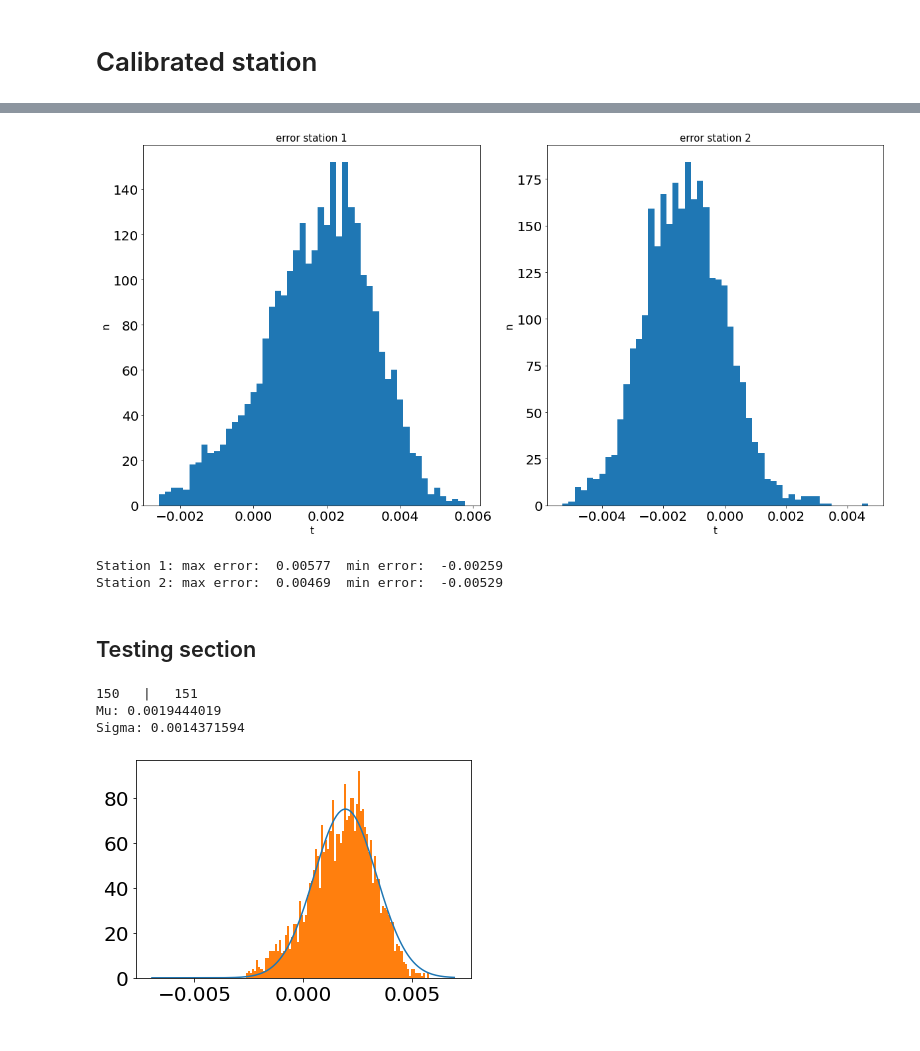
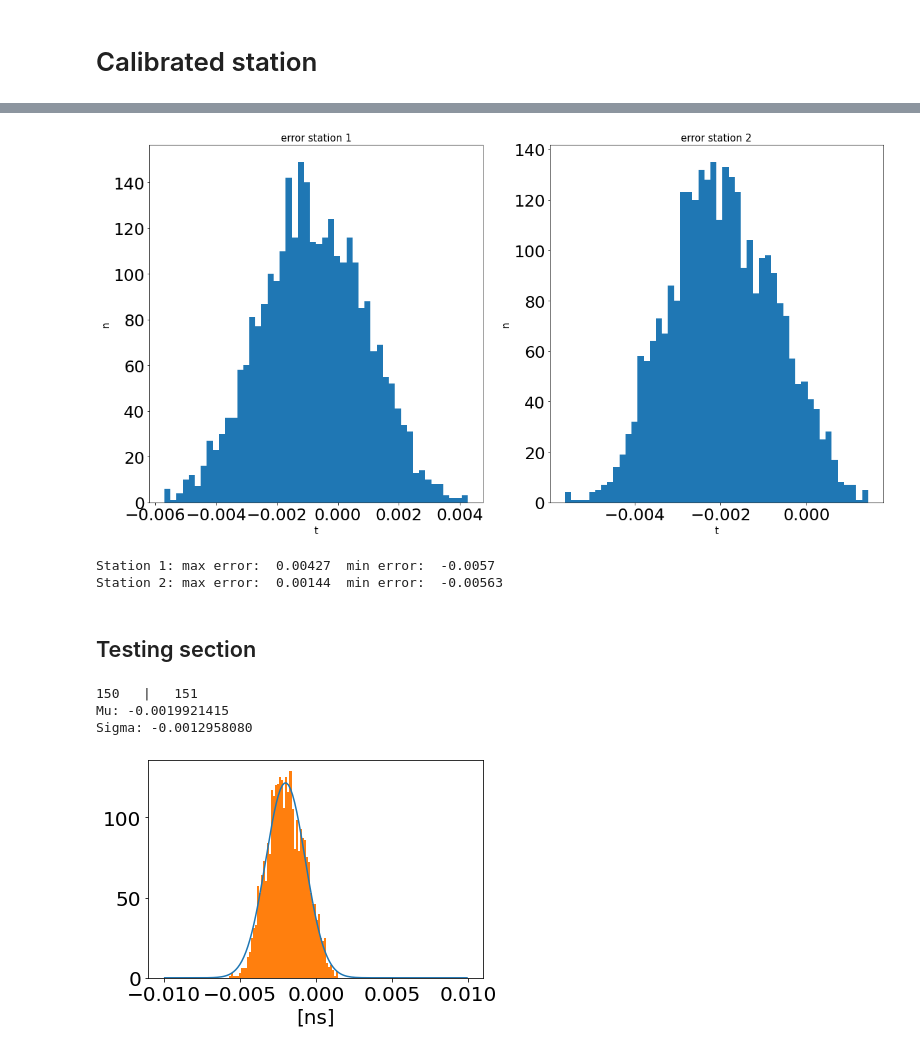
Before and after one commit to maximilianKoeper/melp, a Jupyter notebook: jupyter-notbooks/taft_v2-global_correction_z.ipynb, the cells around one changed output, grey strips where cells are left out. Cells and saved outputs as stored; diff of their text form; code cells hidden in the pictures.

```diff
--- a/jupyter-notbooks/taft_v2-global_correction_z.ipynb
+++ b/jupyter-notbooks/taft_v2-global_correction_z.ipynb
@@ -17,10 +17,11 @@ Welcome to JupyROOT 6.24/06
 # %% [markdown]
 ## Creating/Loading detector with misalignment
 # %%
-mu3e_detector = Detector.initFromROOT("./run42_20000.root")
+#mu3e_detector = Detector.initFromROOT("./run42_20000.root")
 #mu3e_detector = Detector.initFromSave("calibration_iteration2_v1.det")
 #mu3e_detector = Detector.initFromSave("test_best.taft")
 #mu3e_detector = Detector.initFromSave("21_feb_iter3_cosmic.taft")
+mu3e_detector = Detector.initFromSave("bc_pics.dev")
 # %% [output]
 ------------------------------
 Detector information
@@ -226,17 +227,17 @@ melp.taft.plot_correction_function(melp.taft.corrections.calibration_correction_
 # %%
 melp.taft.plot_error_dist(mu3e_detector)
 # %% [output]
-[figure, old version]
+[figure, new version]
-Station 1: max error:  0.00577  min error:  -0.00259
-Station 2: max error:  0.00469  min error:  -0.00529
+Station 1: max error:  0.00427  min error:  -0.0057
+Station 2: max error:  0.00144  min error:  -0.00563
 # %% [markdown]
 ## Testing section
 # %%
 hist = []
 
-master_time = mu3e_detector.TileDetector.tile[200000].dt_truth
+master_time = mu3e_detector.TileDetector.tile[300000].dt_truth
 for tileid in mu3e_detector.TileDetector.tile:
-    if tileid >= 300000:
+    if tileid < 300000:
         continue
     tile = mu3e_detector.TileDetector.tile[tileid]
     time_t = tile.dt_truth - master_time
@@ -248,7 +249,7 @@ def gauss_function(x, a, x0, sigma):
 
 import scipy.optimize as opt
 
-hist_1, bin_edges = np.histogram(hist, bins=150, range=(-0.007,0.007),  density=False)
+hist_1, bin_edges = np.histogram(hist, bins=150, range=(-0.01,0.01),  density=False)
 
 bin_center = (bin_edges[1:] + bin_edges[:-1])/2
 print(len(bin_center), "  |  ", len(bin_edges))
@@ -259,14 +260,17 @@ print('Mu: {0:.10f}'.format(popt[1]))
 print('Sigma: {0:.10f}'.format(popt[2]))
 # %% [output]
 150   |   151
-Mu: 0.0019444019
-Sigma: 0.0014371594
+Mu: -0.0019921415
+Sigma: -0.0012958080
 # %%
+plt.rcParams.update({'font.size': 20})
 plt.plot(bin_center, gauss_function(bin_center, *popt))
-plt.hist(hist, bins=150, range=(-0.007,0.007), density = False)
+plt.hist(hist, bins=150, range=(-0.01,0.01), density = False)
+plt.xlabel("[ns]")
+
 plt.show()
 # %% [output]
-[figure, old version]
+[figure, new version]
 # %%
 melp.taft.plot_calibration_Abs(mu3e_detector)
 # %% [output]
```
Also changed, not shown: parts of 12 cells of this notebook, 4 other files.
